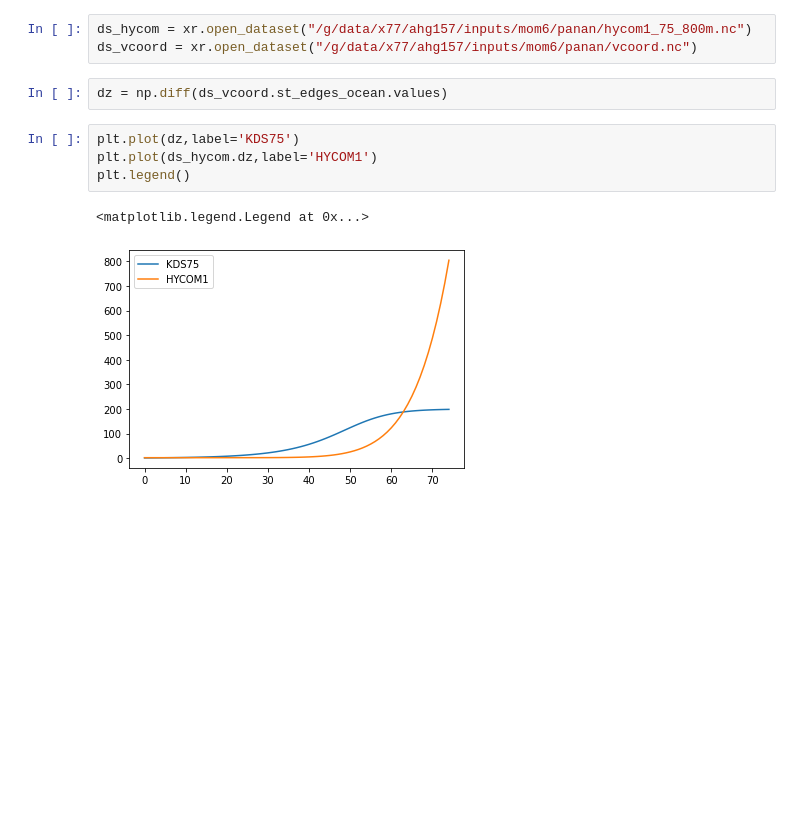
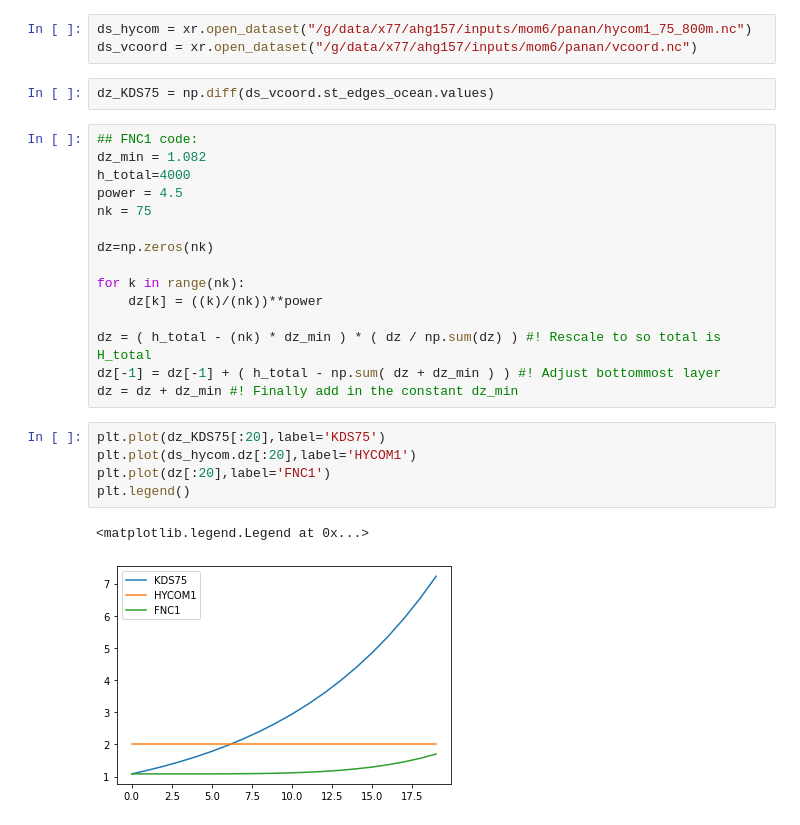
Before and after one commit to COSIMA/mom6-panan, a Jupyter notebook: scripts/make_hybrid_kds75.ipynb, the cells around one changed output. Drawn from its saved outputs; the diff is of its cells as text; blank space fills up the shorter version.

Commit message:
adding hybrid coordinate back in and adding ocean_model diags for hybrid coord

```diff
--- a/scripts/make_hybrid_kds75.ipynb
+++ b/scripts/make_hybrid_kds75.ipynb
@@ -10,11 +10,27 @@ import matplotlib.pyplot as plt
 ds_hycom = xr.open_dataset("/g/data/x77/ahg157/inputs/mom6/panan/hycom1_75_800m.nc")
 ds_vcoord = xr.open_dataset("/g/data/x77/ahg157/inputs/mom6/panan/vcoord.nc")
 # %%
-dz = np.diff(ds_vcoord.st_edges_ocean.values)
+dz_KDS75 = np.diff(ds_vcoord.st_edges_ocean.values)
+# %%
+## FNC1 code:
+dz_min = 1.082
+h_total=4000
+power = 4.5
+nk = 75
+
+dz=np.zeros(nk)
+
+for k in range(nk):
+    dz[k] = ((k)/(nk))**power
+
+dz = ( h_total - (nk) * dz_min ) * ( dz / np.sum(dz) ) #! Rescale to so total is H_total
+dz[-1] = dz[-1] + ( h_total - np.sum( dz + dz_min ) ) #! Adjust bottommost layer
+dz = dz + dz_min #! Finally add in the constant dz_min
 # %%
-plt.plot(dz,label='KDS75')
-plt.plot(ds_hycom.dz,label='HYCOM1')
+plt.plot(dz_KDS75[:20],label='KDS75')
+plt.plot(ds_hycom.dz[:20],label='HYCOM1')
+plt.plot(dz[:20],label='FNC1')
 plt.legend()
 # %% [output]
 <matplotlib.legend.Legend at 0x...>
-[figure, old version]
+[figure, new version]
```
Also changed, not shown: parts of 3 cells of this notebook, 2 other files.
